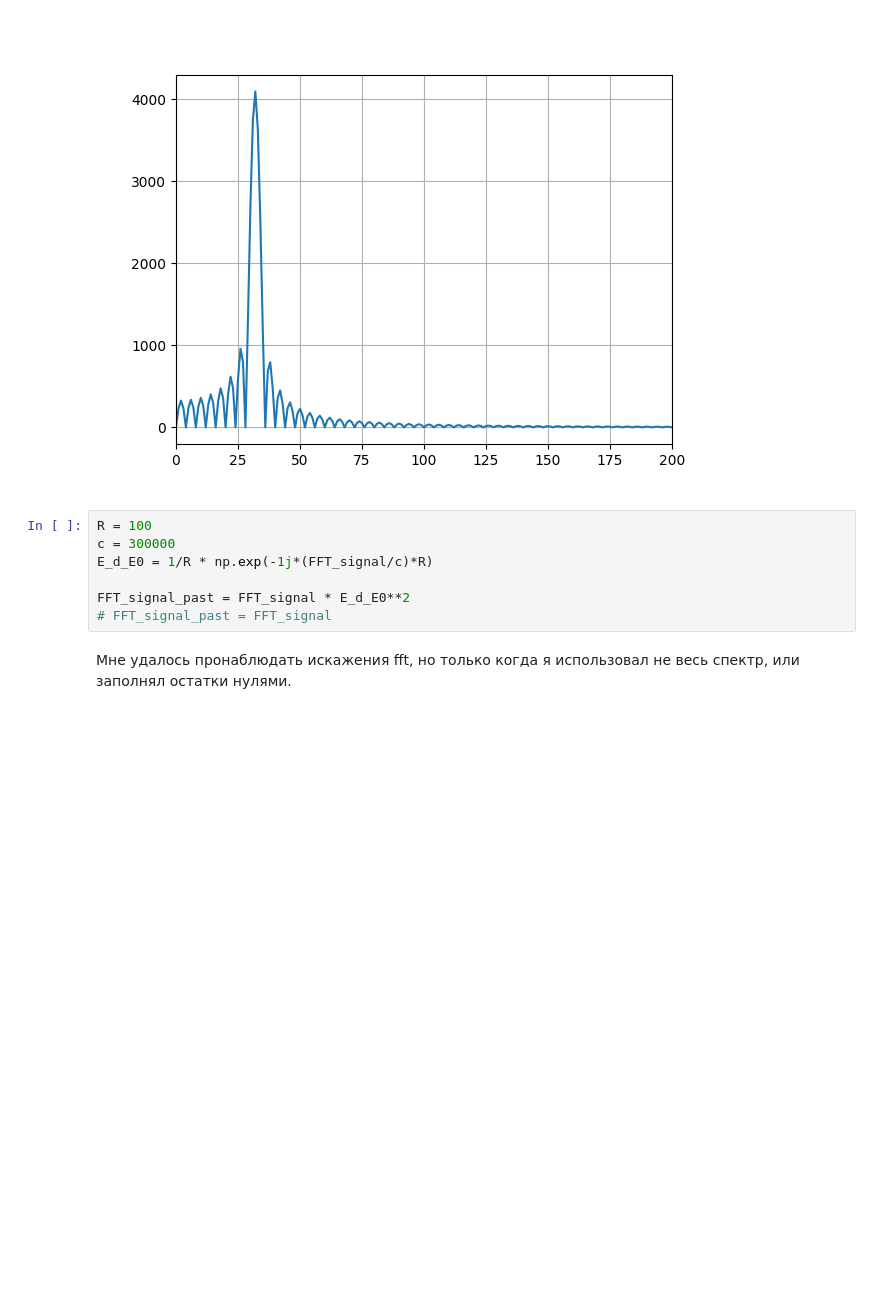
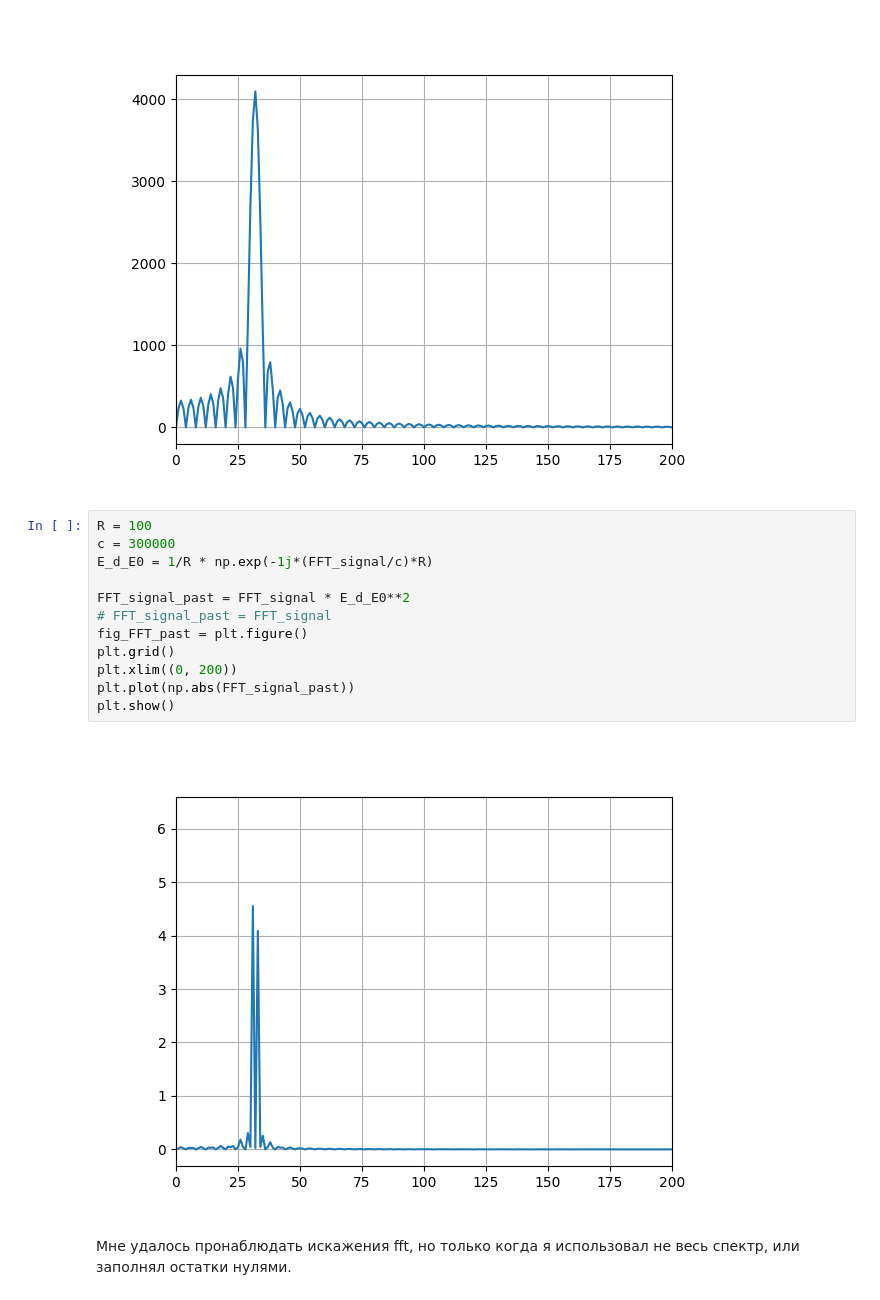
Before and after one commit to Nikita-Presnov/OnlinePrackMSU, a Jupyter notebook: 10-dist-10-environmental-influence.ipynb, the cells around one changed output. Saved outputs shown, nothing was run; the diff lists cells and outputs as text; blank space fills up the shorter version.

Commit message:
FFt past view

```diff
--- a/10-dist-10-environmental-influence.ipynb
+++ b/10-dist-10-environmental-influence.ipynb
@@ -35,10 +35,17 @@ plt.show()
 # %%
 R = 100
 c = 300000
 E_d_E0 = 1/R * np.exp(-1j*(FFT_signal/c)*R)
 
 FFT_signal_past = FFT_signal * E_d_E0**2
 # FFT_signal_past = FFT_signal
+fig_FFT_past = plt.figure()
+plt.grid()
+plt.xlim((0, 200))
+plt.plot(np.abs(FFT_signal_past))
+plt.show()
+# %% [output]
+[figure, added]
 # %% [markdown]
 Мне удалось пронаблюдать искажения fft, но только когда я использовал не весь спектр, или заполнял остатки нулями.
 # %%
```
